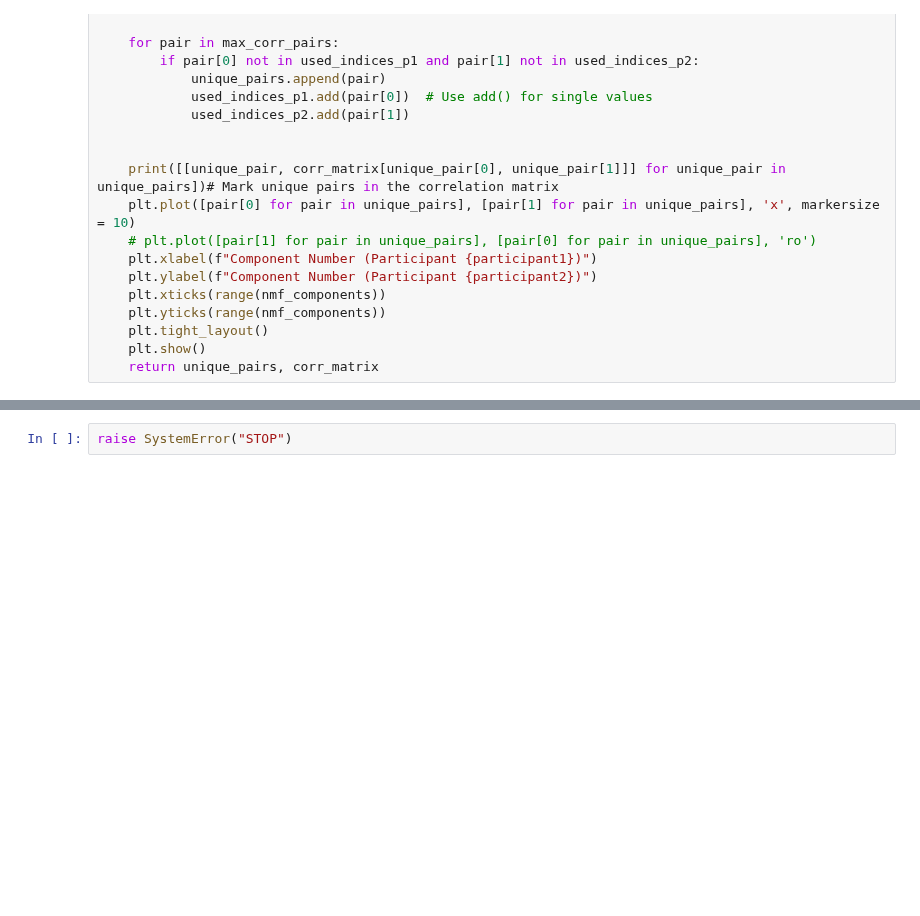
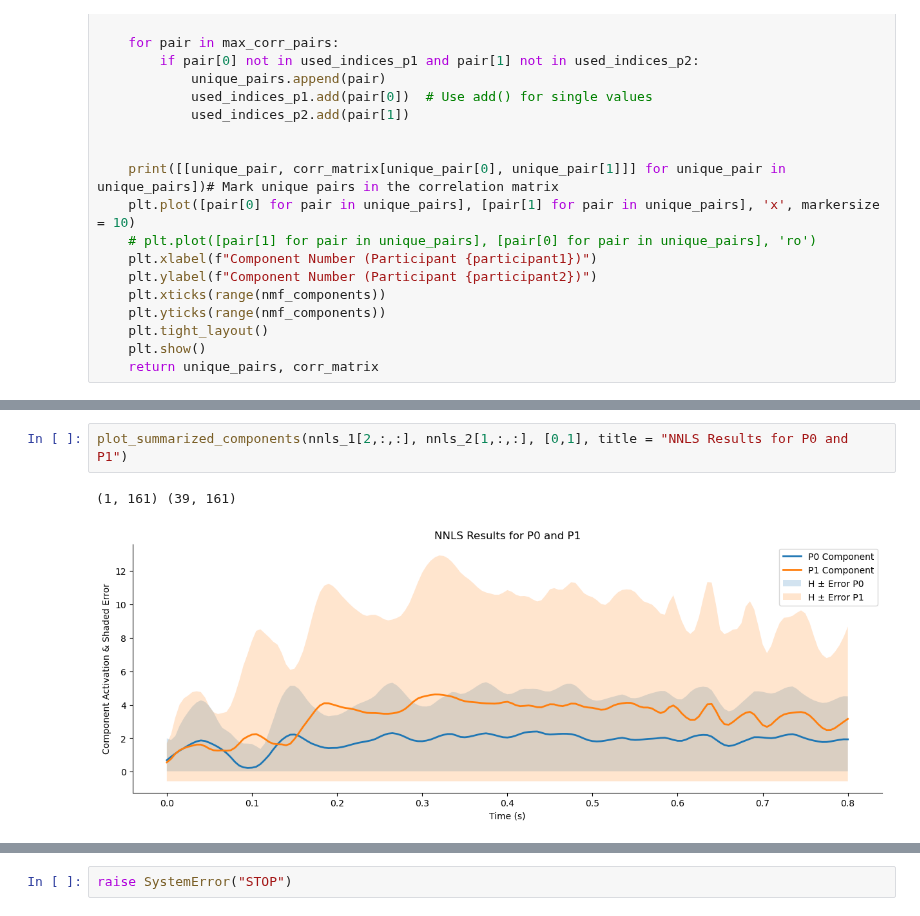
Before and after one commit to AtharvSuryawanshi/Neural-Representations-using-Things-Database, a Jupyter notebook: notebooks/NMF_meg10.ipynb, the cells around one changed output, grey strips where cells are left out. Saved outputs shown, nothing was run; the diff lists cells and outputs as text; blank space fills up the shorter version.

```diff
--- a/notebooks/NMF_meg10.ipynb
+++ b/notebooks/NMF_meg10.ipynb
@@ -735 +778,6 @@ def max_corr_components(participant1, participant2):
+# %%
+plot_summarized_components(nnls_1[2,:,:], nnls_2[1,:,:], [0,1], title = "NNLS Results for P0 and P1")
+# %% [output]
+(1, 161) (39, 161)
+[figure, added]
 # %%
```
Also changed, not shown: parts of 4 cells of this notebook, 1 other file.
